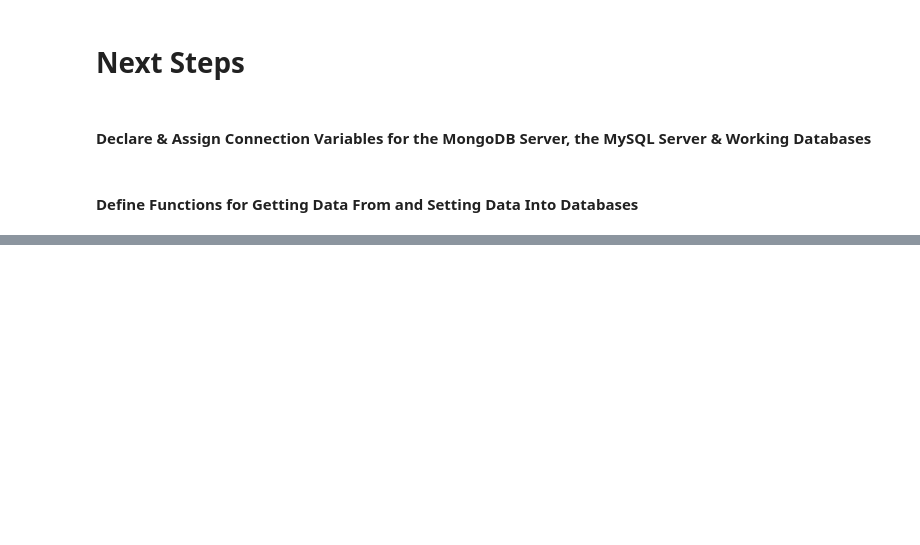
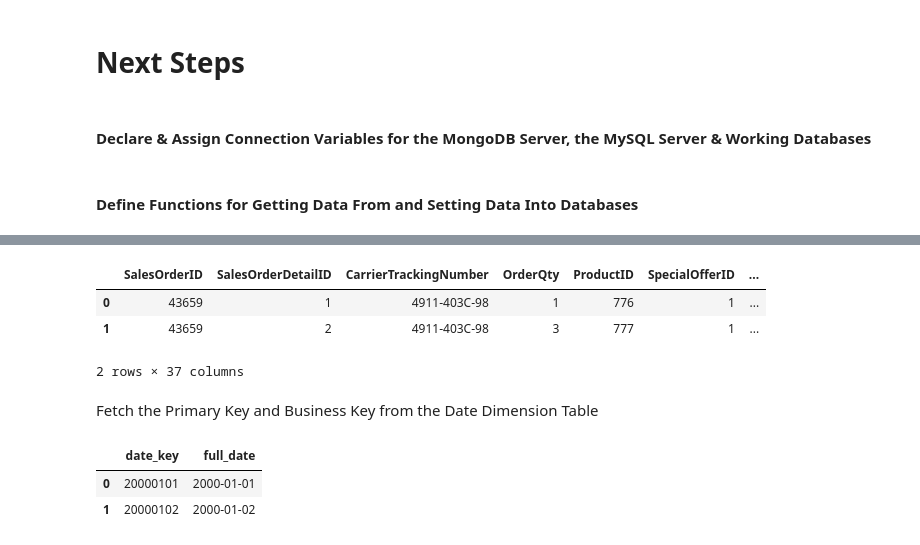
Before and after one commit to briceh87/DS2002_Project_Part_1, a Jupyter notebook: project_part1 (1).ipynb, the cells around one changed output, grey strips where cells are left out. Saved outputs shown, nothing was run; the diff lists cells and outputs as text; code cells hidden in the pictures; blank space fills up the shorter version.

```diff
--- a/project_part1 (1).ipynb
+++ b/project_part1 (1).ipynb
@@ -308,0 +412,19 @@ FileNotFoundError: [Errno 2] No such file or directory: 'c:\\Users\\puckh\\Deskt
+# %%
+df_fact_sales = pd.merge(df_sales_od, df_sales_oh, on='SalesOrderID', how='inner')
+df_fact_sales.head(2)
+# %% [output]
+|  | SalesOrderID | SalesOrderDetailID | CarrierTrackingNumber | OrderQty | ProductID | SpecialOfferID | ... |
+| 0 | 43659 | 1 | 4911-403C-98 | 1 | 776 | 1 | ... |
+| 1 | 43659 | 2 | 4911-403C-98 | 3 | 777 | 1 | ... |
+2 rows × 37 columns
+# %% [markdown]
+Fetch the Primary Key and Business Key from the Date Dimension Table
+# %%
+sql_dim_date = "SELECT date_key, full_date FROM adventureworks_dw.dim_date;"
+df_dim_date = get_dataframe(user_id, pwd, host_name, src_dbname, sql_dim_date)
+df_dim_date.full_date = df_dim_date.full_date.astype('datetime64[ns]').dt.date
+df_dim_date.head(2)
+# %% [output]
+|  | date_key | full_date |
+| 0 | 20000101 | 2000-01-01 |
+| 1 | 20000102 | 2000-01-02 |
```
Also changed, not shown: parts of 52 cells of this notebook.
